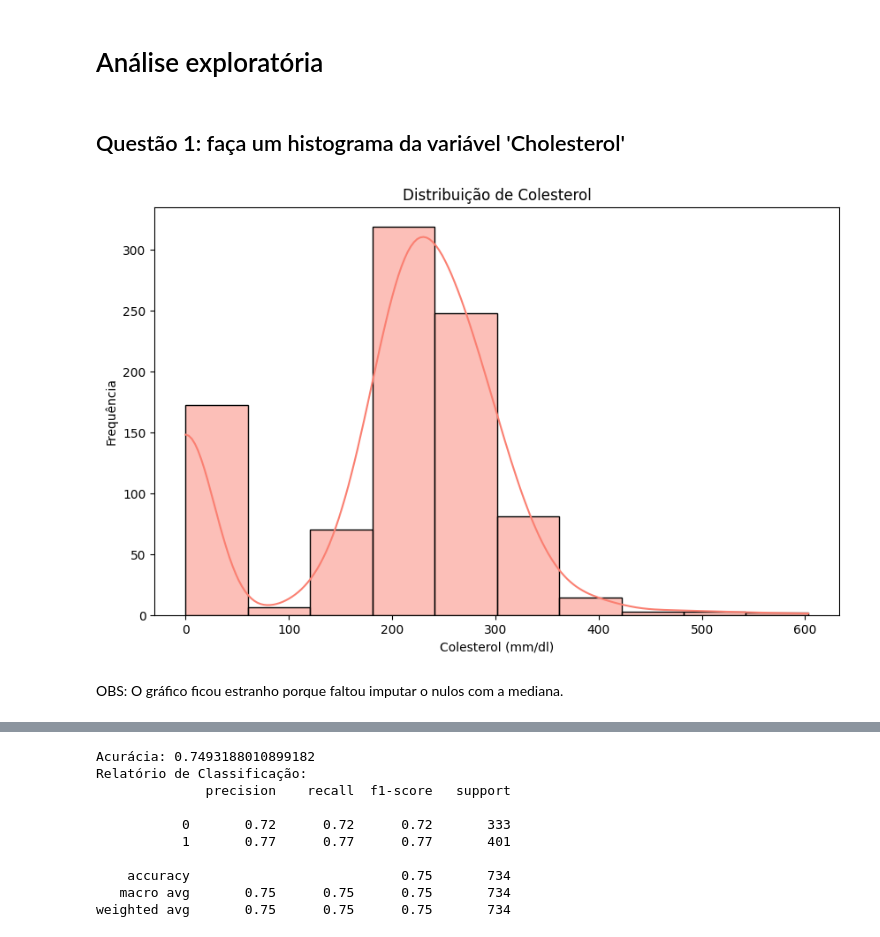
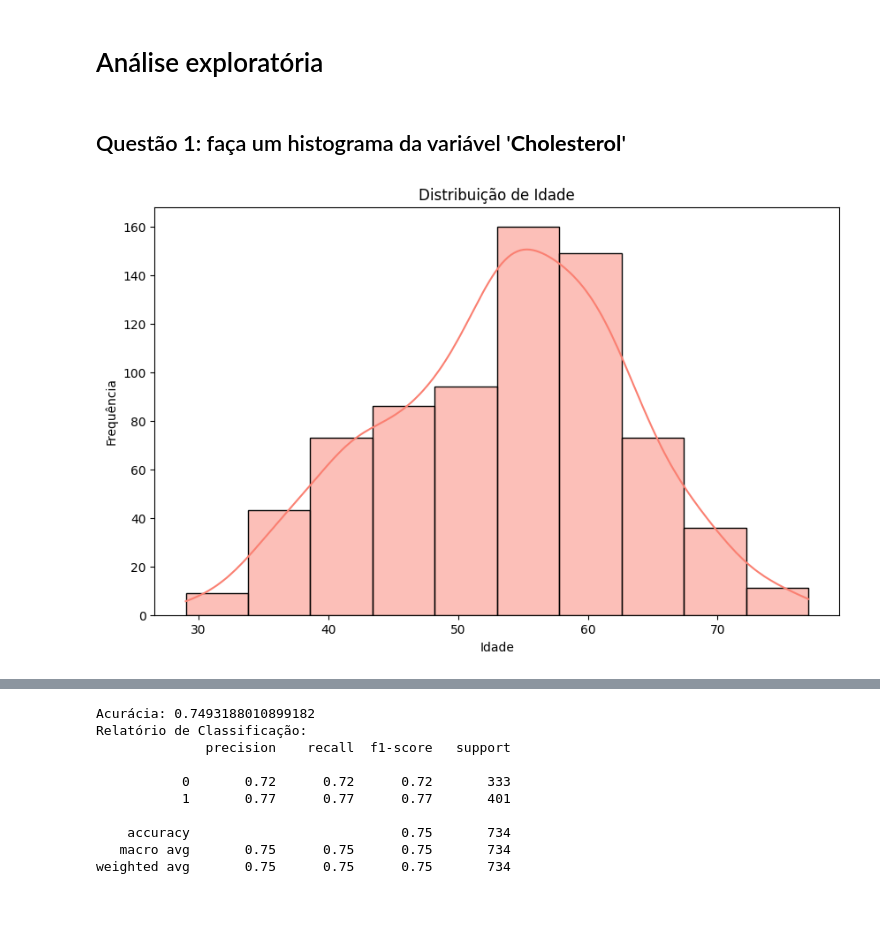
Before and after one commit to danielcosta2005/Monitoria-MISC, a Jupyter notebook: Prova/prova.ipynb, the cells around one changed output, grey strips where cells are left out. Saved outputs shown, nothing was run; the diff lists cells and outputs as text; code cells hidden in the pictures; blank space fills up the shorter version.

```diff
--- a/Prova/prova.ipynb
+++ b/Prova/prova.ipynb
@@ -142,17 +142,15 @@ def evaluate_classification(y, y_pred):
 # %% [markdown]
 # Análise exploratória
 # %% [markdown]
-## Questão 1: faça um histograma da variável 'Cholesterol'
+## Questão 1: faça um histograma da variável '**Cholesterol**'
 # %%
-# Criando o histograma da coluna 'Cholesterol'
-# Complete o código abaixo para fazer o histograma do cholesterol, substitua onde tem '____'
+# Criando o histograma da coluna 'Age'
+# Complete o código abaixo para fazer o histograma, substitua onde tem '____'
 plt.figure(figsize=(10, 6))
-sns.histplot(data=df_raw, x='Cholesterol', bins=10, kde=True, color='salmon')
-plt.title('Distribuição de Colesterol')
-plt.xlabel('Colesterol (mm/dl)')
+sns.histplot(data=df, x='Age', bins=10, kde=True, color='salmon')
+plt.title('Distribuição de Idade')
+plt.xlabel('Idade')
 plt.ylabel('Frequência')
 plt.show()
 # %% [output]
-[figure, old version]
+[figure, new version]
-# %% [markdown]
-OBS: O gráfico ficou estranho porque faltou imputar o nulos com a mediana.
```
Also changed, not shown: parts of 12 cells of this notebook.
